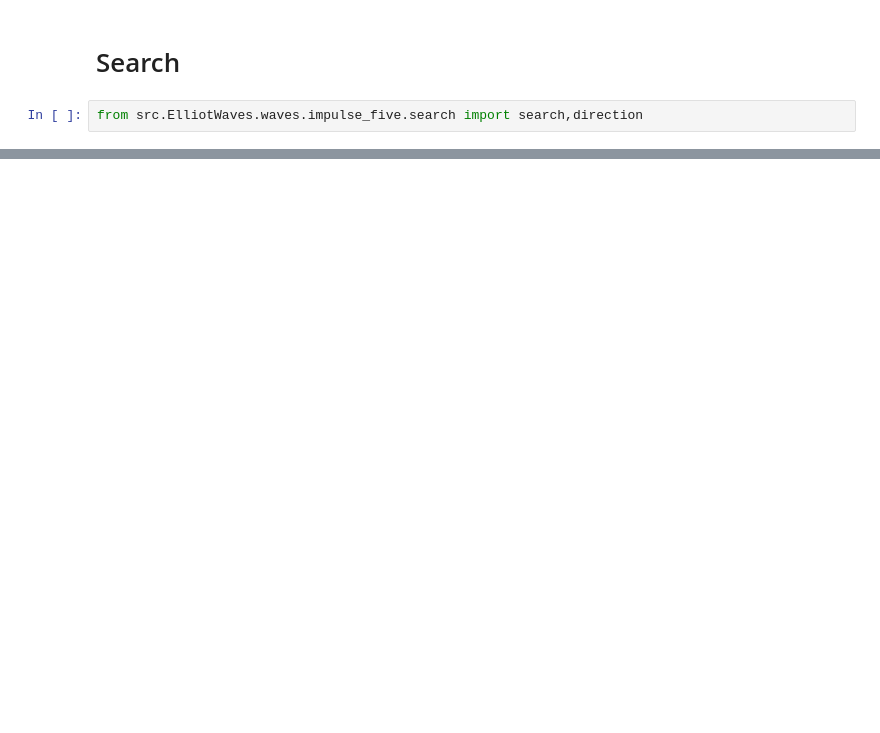
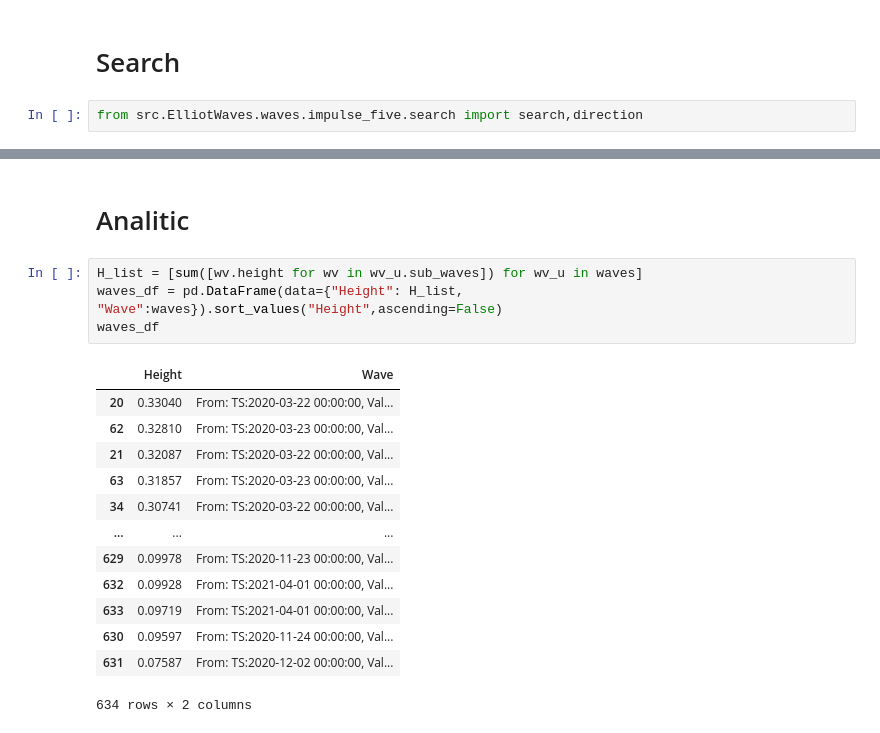
Before and after one commit to NNTrade/indicators, a Jupyter notebook: example/ElliotWales/search_analitic.ipynb, the cells around one changed output, grey strips where cells are left out. Cells and saved outputs as stored; diff of their text form; blank space fills up the shorter version.

```diff
--- a/example/ElliotWales/search_analitic.ipynb
+++ b/example/ElliotWales/search_analitic.ipynb
@@ -166 +166,21 @@ print(len(waves))
 634
+# %% [markdown]
+# Analitic
+# %%
+H_list = [sum([wv.height for wv in wv_u.sub_waves]) for wv_u in waves]
+waves_df = pd.DataFrame(data={"Height": H_list, "Wave":waves}).sort_values("Height",ascending=False)
+waves_df
+# %% [output]
+|  | Height | Wave |
+| 20 | 0.33040 | From: TS:2020-03-22 00:00:00, Val... |
+| 62 | 0.32810 | From: TS:2020-03-23 00:00:00, Val... |
+| 21 | 0.32087 | From: TS:2020-03-22 00:00:00, Val... |
+| 63 | 0.31857 | From: TS:2020-03-23 00:00:00, Val... |
+| 34 | 0.30741 | From: TS:2020-03-22 00:00:00, Val... |
+| ... | ... | ... |
+| 629 | 0.09978 | From: TS:2020-11-23 00:00:00, Val... |
+| 632 | 0.09928 | From: TS:2021-04-01 00:00:00, Val... |
+| 633 | 0.09719 | From: TS:2021-04-01 00:00:00, Val... |
+| 630 | 0.09597 | From: TS:2020-11-24 00:00:00, Val... |
+| 631 | 0.07587 | From: TS:2020-12-02 00:00:00, Val... |
+634 rows × 2 columns
```
Also changed, not shown: parts of 6 cells of this notebook, 4 other files.
